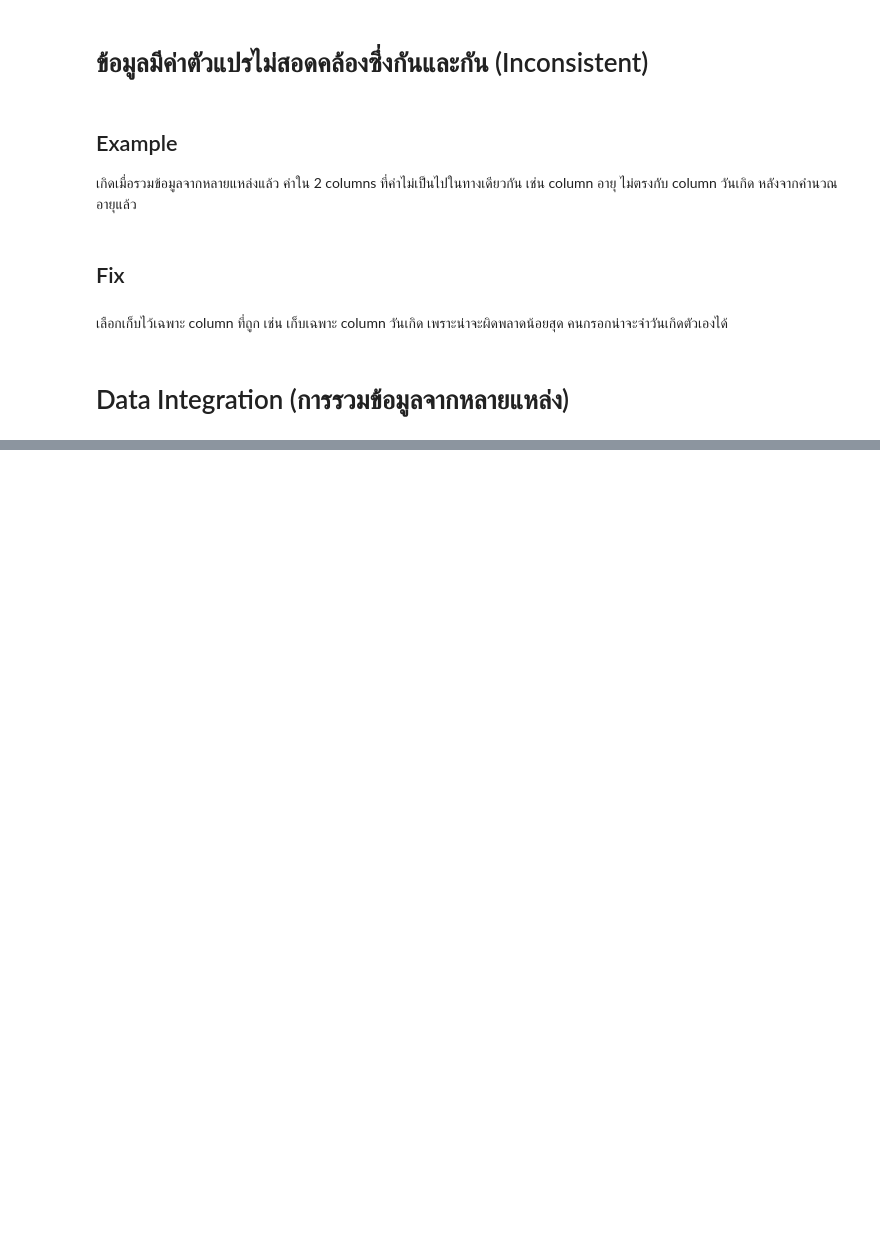
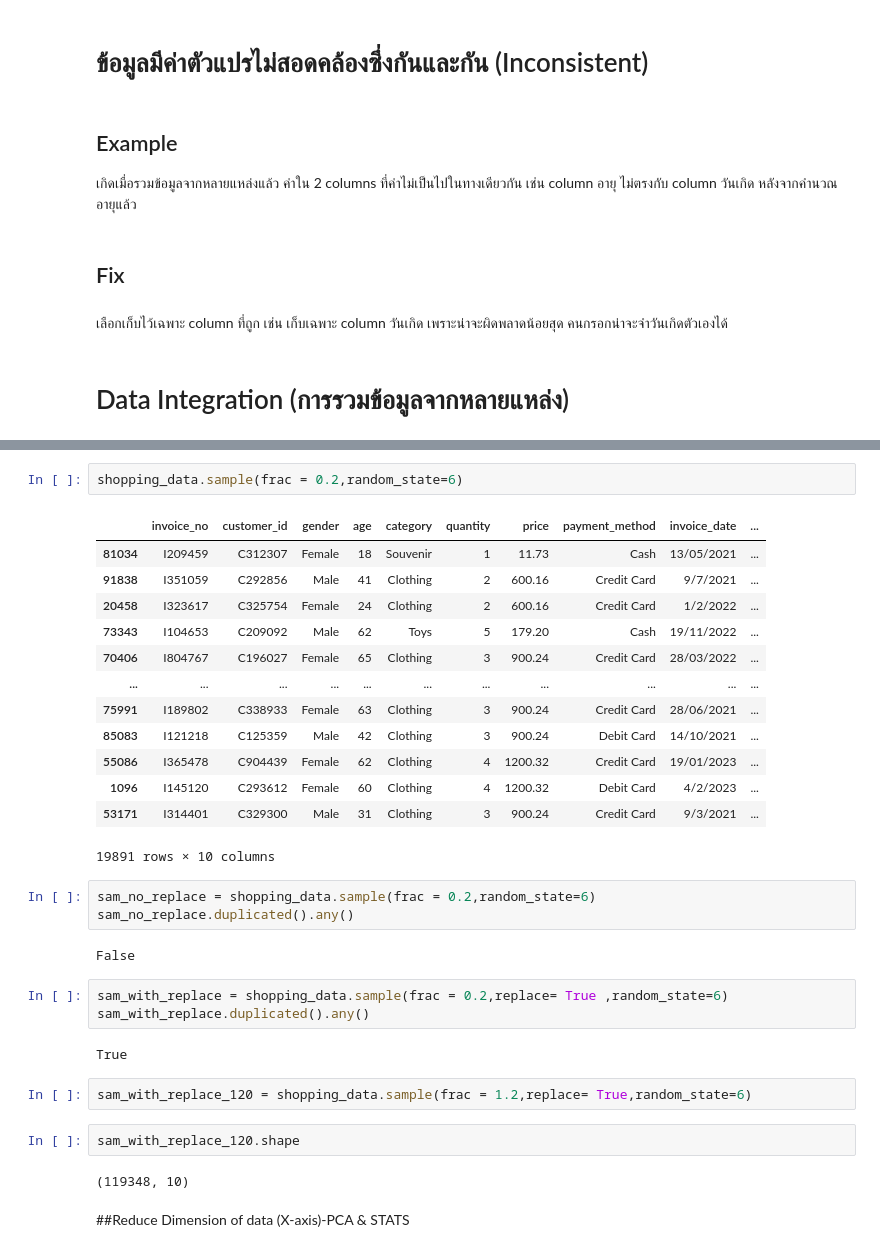
Before and after one commit to Pimchanok6430205105/BSC_DPDM23, a Jupyter notebook: Data_Preprocessing.ipynb, the cells around one changed output, grey strips where cells are left out. Drawn from its saved outputs; the diff is of its cells as text; blank space fills up the shorter version.

Commit message:
Data Preprocessing จบ

```diff
--- a/Data_Preprocessing.ipynb
+++ b/Data_Preprocessing.ipynb
@@ -496,0 +613,34 @@ shopping_data['age'] = shopping_data['age'].replace('less than 18',17)
+# %%
+shopping_data.sample(frac = 0.2,random_state=6)
+# %% [output]
+|  | invoice_no | customer_id | gender | age | category | quantity | price | payment_method | invoice_date | ... |
+| 81034 | I209459 | C312307 | Female | 18 | Souvenir | 1 | 11.73 | Cash | 13/05/2021 | ... |
+| 91838 | I351059 | C292856 | Male | 41 | Clothing | 2 | 600.16 | Credit Card | 9/7/2021 | ... |
+| 20458 | I323617 | C325754 | Female | 24 | Clothing | 2 | 600.16 | Credit Card | 1/2/2022 | ... |
+| 73343 | I104653 | C209092 | Male | 62 | Toys | 5 | 179.20 | Cash | 19/11/2022 | ... |
+| 70406 | I804767 | C196027 | Female | 65 | Clothing | 3 | 900.24 | Credit Card | 28/03/2022 | ... |
+| ... | ... | ... | ... | ... | ... | ... | ... | ... | ... | ... |
+| 75991 | I189802 | C338933 | Female | 63 | Clothing | 3 | 900.24 | Credit Card | 28/06/2021 | ... |
+| 85083 | I121218 | C125359 | Male | 42 | Clothing | 3 | 900.24 | Debit Card | 14/10/2021 | ... |
+| 55086 | I365478 | C904439 | Female | 62 | Clothing | 4 | 1200.32 | Credit Card | 19/01/2023 | ... |
+| 1096 | I145120 | C293612 | Female | 60 | Clothing | 4 | 1200.32 | Debit Card | 4/2/2023 | ... |
+| 53171 | I314401 | C329300 | Male | 31 | Clothing | 3 | 900.24 | Credit Card | 9/3/2021 | ... |
+19891 rows × 10 columns
+# %%
+sam_no_replace = shopping_data.sample(frac = 0.2,random_state=6)
+sam_no_replace.duplicated().any()
+# %% [output]
+False
+# %%
+sam_with_replace = shopping_data.sample(frac = 0.2,replace= True ,random_state=6)
+sam_with_replace.duplicated().any()
+# %% [output]
+True
+# %%
+sam_with_replace_120 = shopping_data.sample(frac = 1.2,replace= True,random_state=6)
+# %%
+sam_with_replace_120.shape
+# %% [output]
+(119348, 10)
+# %% [markdown]
+##Reduce Dimension of data (X-axis)-PCA & STATS
```
Also changed, not shown: parts of 16 cells of this notebook.
